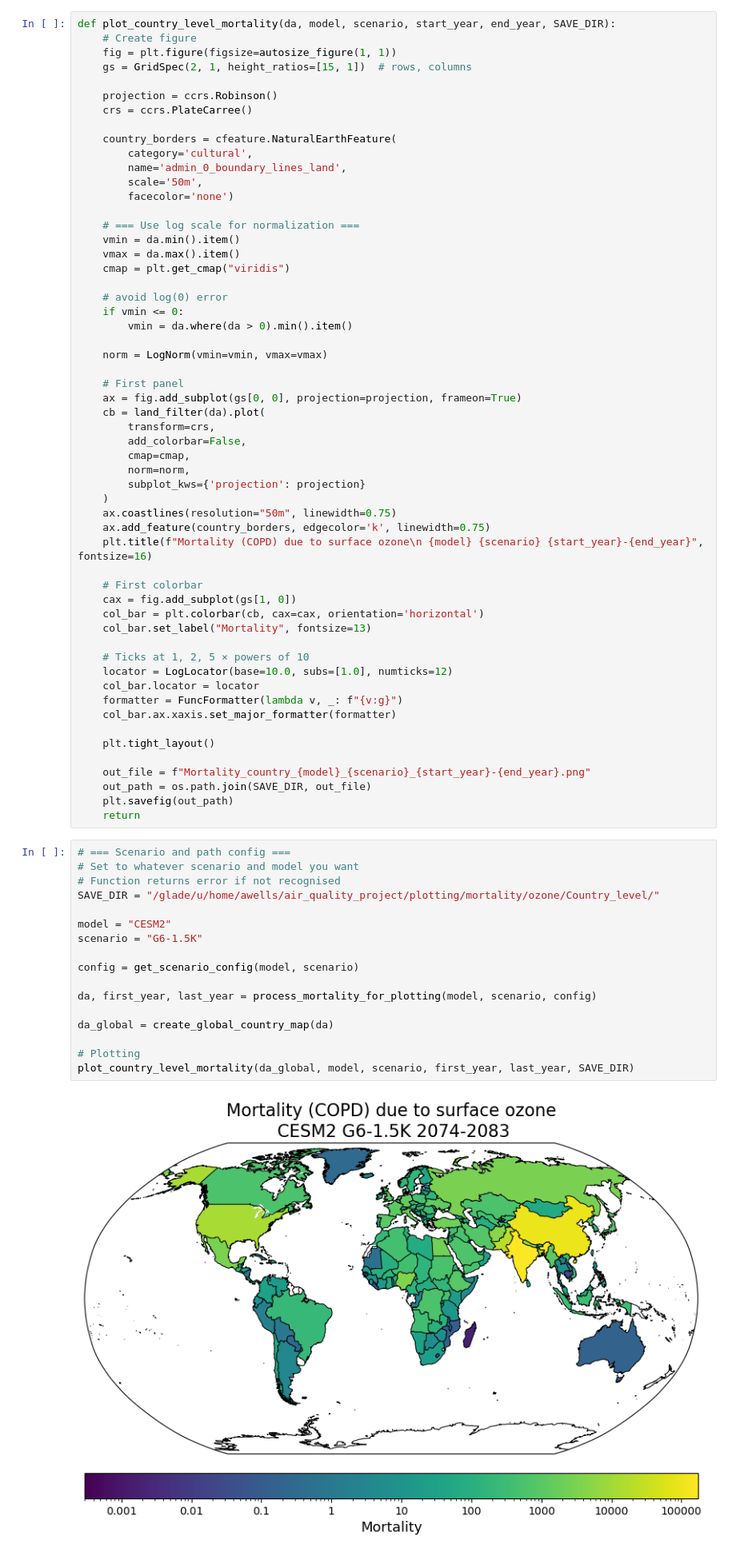
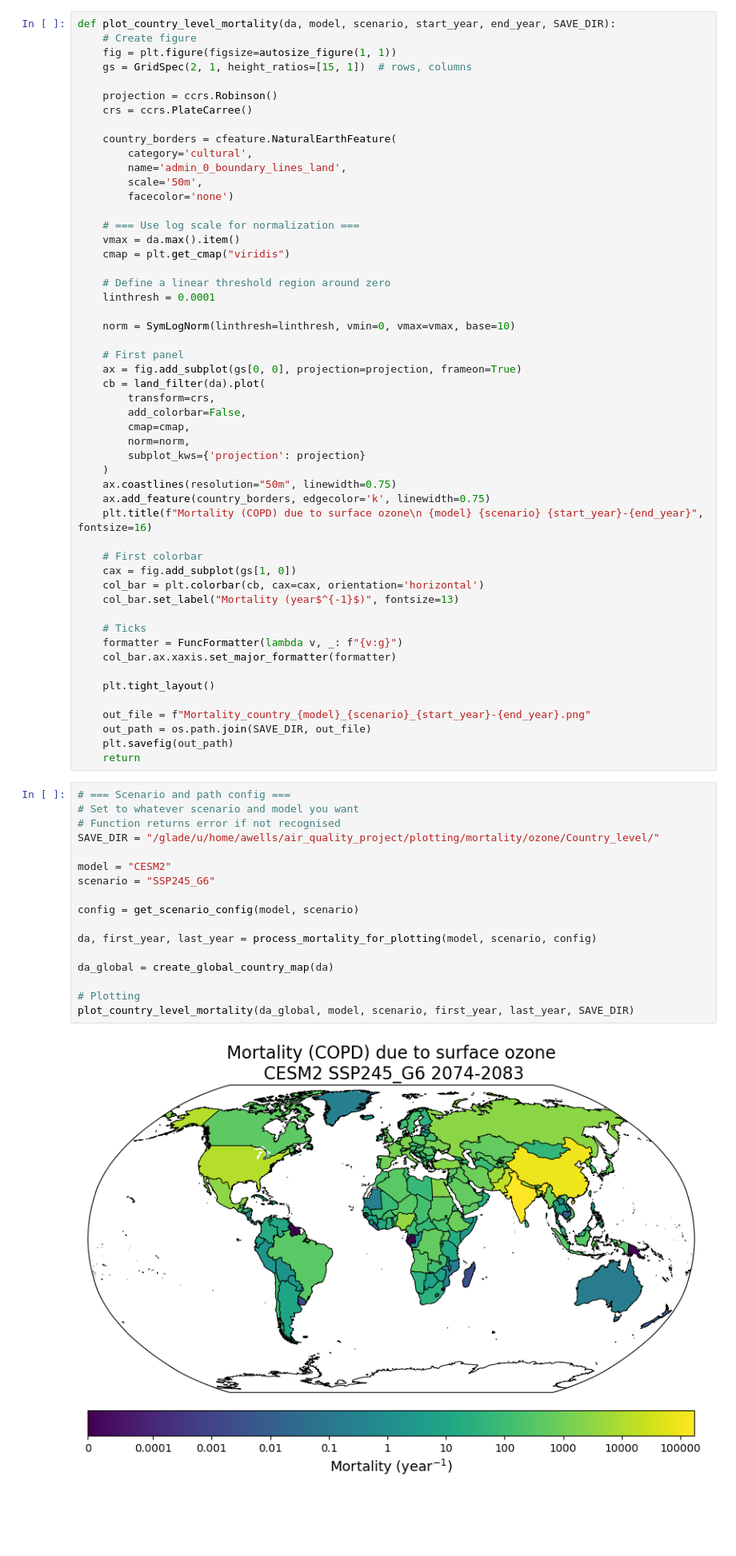
Before and after one commit to awells96/AQ_mortality_workflow, a Jupyter notebook: plotting/mortality/ozone/Country_level/Plot_country_level_mortality_map.ipynb, the cells around one changed output. Shown at 80% size. Cells and saved outputs as stored; diff of their text form; blank space fills up the shorter version.

Commit message:
update plots

```diff
--- a/plotting/mortality/ozone/Country_level/Plot_country_level_mortality_map.ipynb
+++ b/plotting/mortality/ozone/Country_level/Plot_country_level_mortality_map.ipynb
@@ -49,15 +49,13 @@ def plot_country_level_mortality(da, model, scenario, start_year, end_year, SAVE
         facecolor='none')
 
     # === Use log scale for normalization ===
-    vmin = da.min().item()
     vmax = da.max().item()
     cmap = plt.get_cmap("viridis")
 
-    # avoid log(0) error
-    if vmin <= 0:
-        vmin = da.where(da > 0).min().item()
+    # Define a linear threshold region around zero
+    linthresh = 0.0001
 
-    norm = LogNorm(vmin=vmin, vmax=vmax)
+    norm = SymLogNorm(linthresh=linthresh, vmin=0, vmax=vmax, base=10)
 
     # First panel
     ax = fig.add_subplot(gs[0, 0], projection=projection, frameon=True)
@@ -75,11 +73,9 @@ def plot_country_level_mortality(da, model, scenario, start_year, end_year, SAVE
     # First colorbar
     cax = fig.add_subplot(gs[1, 0])
     col_bar = plt.colorbar(cb, cax=cax, orientation='horizontal')
-    col_bar.set_label("Mortality", fontsize=13)
+    col_bar.set_label("Mortality (year$^{-1}$)", fontsize=13)
 
-    # Ticks at 1, 2, 5 × powers of 10
-    locator = LogLocator(base=10.0, subs=[1.0], numticks=12)
-    col_bar.locator = locator
+    # Ticks
     formatter = FuncFormatter(lambda v, _: f"{v:g}")
     col_bar.ax.xaxis.set_major_formatter(formatter)
 
@@ -92,22 +88,22 @@ def plot_country_level_mortality(da, model, scenario, start_year, end_year, SAVE
 # %%
 # === Scenario and path config ===
 # Set to whatever scenario and model you want
 # Function returns error if not recognised
 SAVE_DIR = "/glade/u/home/awells/air_quality_project/plotting/mortality/ozone/Country_level/"
 
 model = "CESM2"
-scenario = "G6-1.5K"
+scenario = "SSP245_G6"
 
 config = get_scenario_config(model, scenario)
 
 da, first_year, last_year = process_mortality_for_plotting(model, scenario, config)
 
 da_global = create_global_country_map(da)
 
 # Plotting
 plot_country_level_mortality(da_global, model, scenario, first_year, last_year, SAVE_DIR)
 # %% [output]
-[figure, old version]
+[figure, new version]
 # %%
 def plot_difference_country_level_mortality(da, model, scenario, start_year, end_year, levels, SAVE_DIR):
     # Create figure
```
Also changed, not shown: parts of 8 cells of this notebook, 26 other files.
